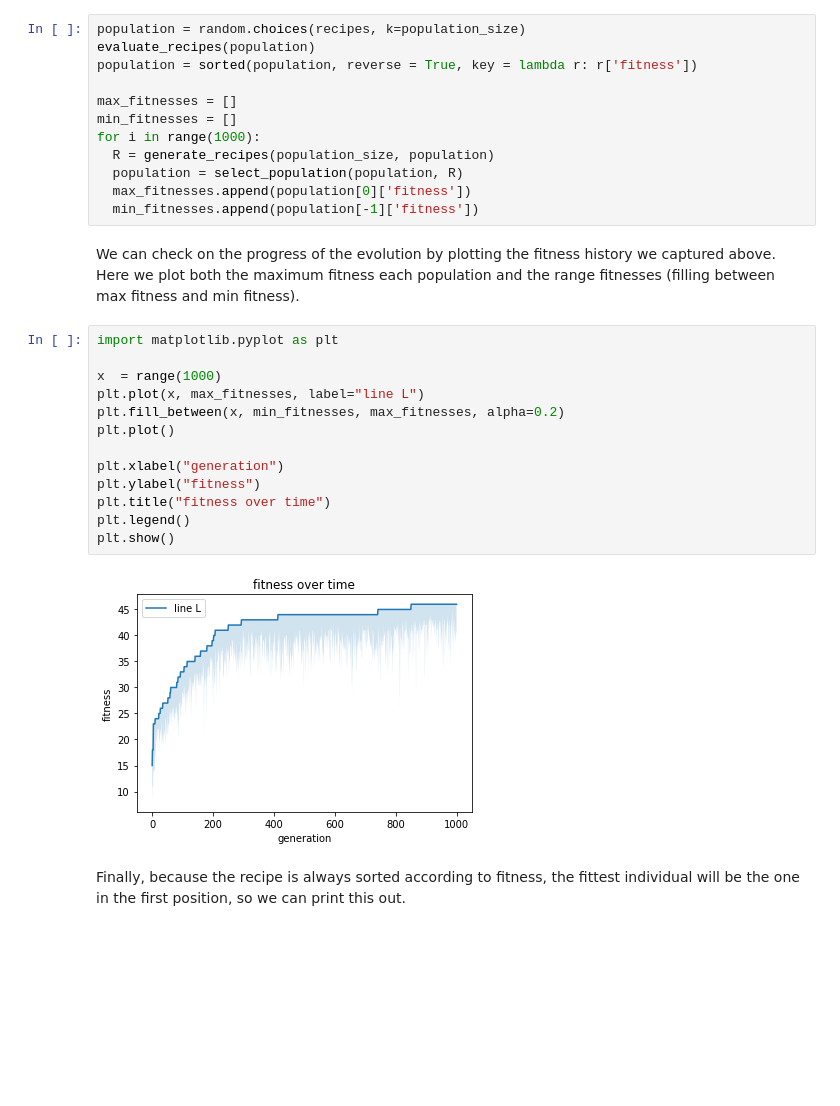
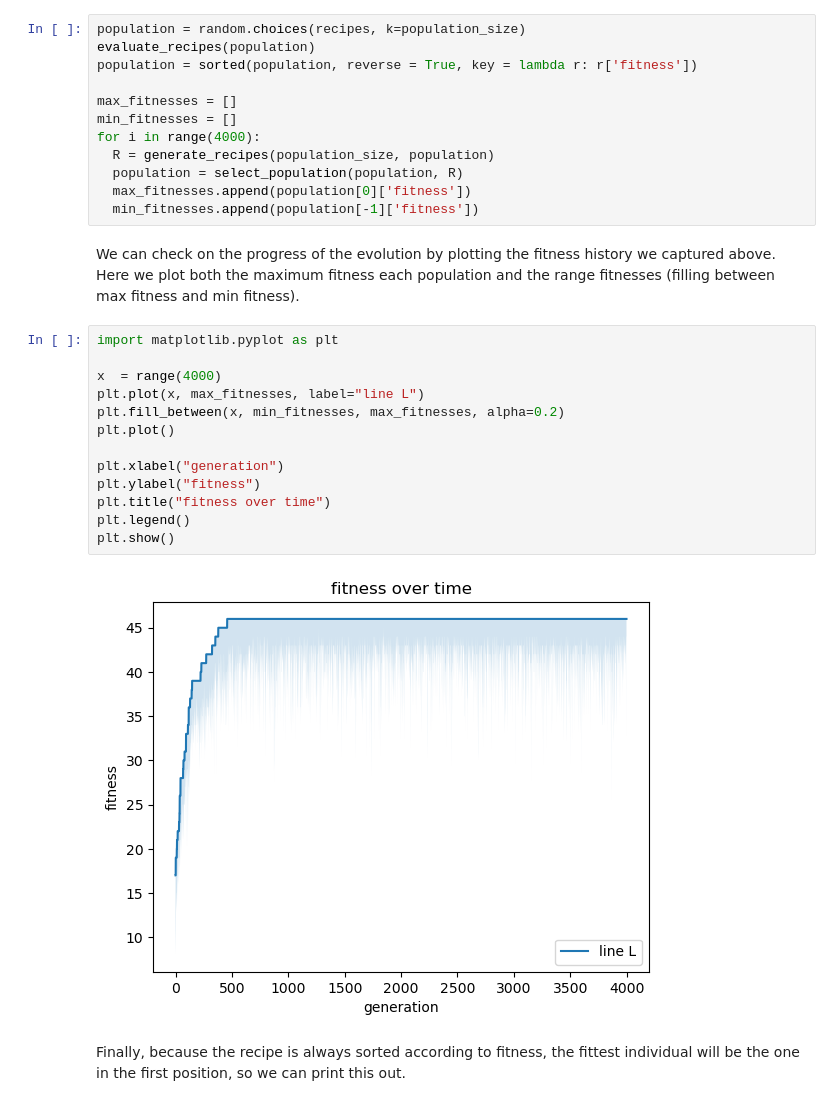
Before and after one commit to Linthevanrooij/Computational_creativity, a Jupyter notebook: Bitwise Bakeoff/Simple_PIERRE.ipynb, the cells around one changed output. Drawn from its saved outputs; the diff is of its cells as text; blank space fills up the shorter version.

```diff
--- a/Bitwise Bakeoff/Simple_PIERRE.ipynb
+++ b/Bitwise Bakeoff/Simple_PIERRE.ipynb
@@ -343,7 +386,7 @@ population = sorted(population, reverse = True, key = lambda r: r['fitness'])
 
 max_fitnesses = []
 min_fitnesses = []
-for i in range(1000):
+for i in range(4000):
   R = generate_recipes(population_size, population)
   population = select_population(population, R)
   max_fitnesses.append(population[0]['fitness'])
@@ -353,18 +396,18 @@ We can check on the progress of the evolution by plotting the fitness history we
 # %%
 import matplotlib.pyplot as plt
 
-x  = range(1000)
+x  = range(4000)
 plt.plot(x, max_fitnesses, label="line L")
 plt.fill_between(x, min_fitnesses, max_fitnesses, alpha=0.2)
 plt.plot()
 
 plt.xlabel("generation")
 plt.ylabel("fitness")
 plt.title("fitness over time")
 plt.legend()
 plt.show()
 # %% [output]
-[figure, old version]
+[figure, new version]
 # %% [markdown]
 Finally, because the recipe is always sorted according to fitness, the fittest individual will be the one in the first position, so we can print this out.
 # %%
```
Also changed, not shown: parts of 5 cells of this notebook, 10 other files.
